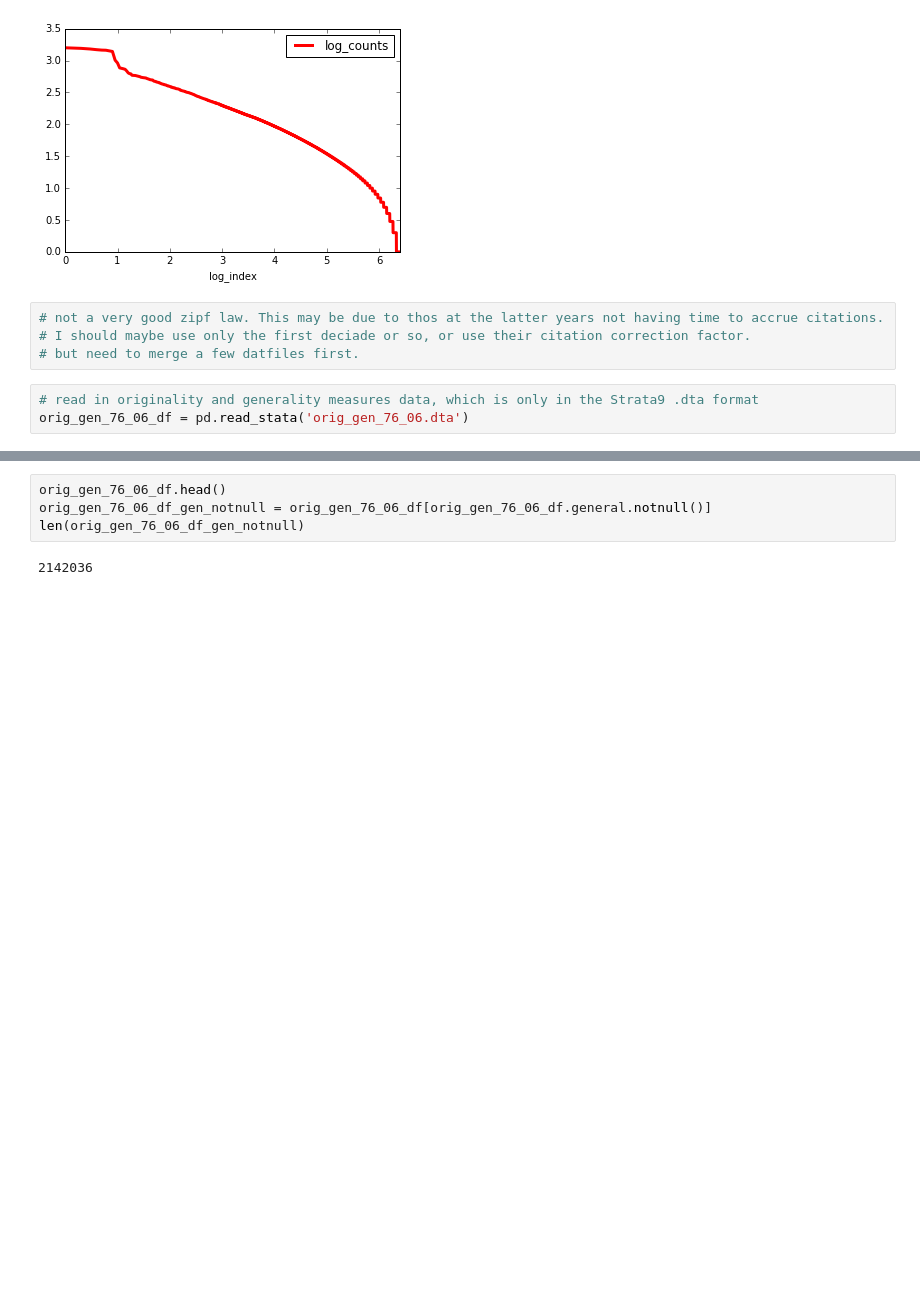
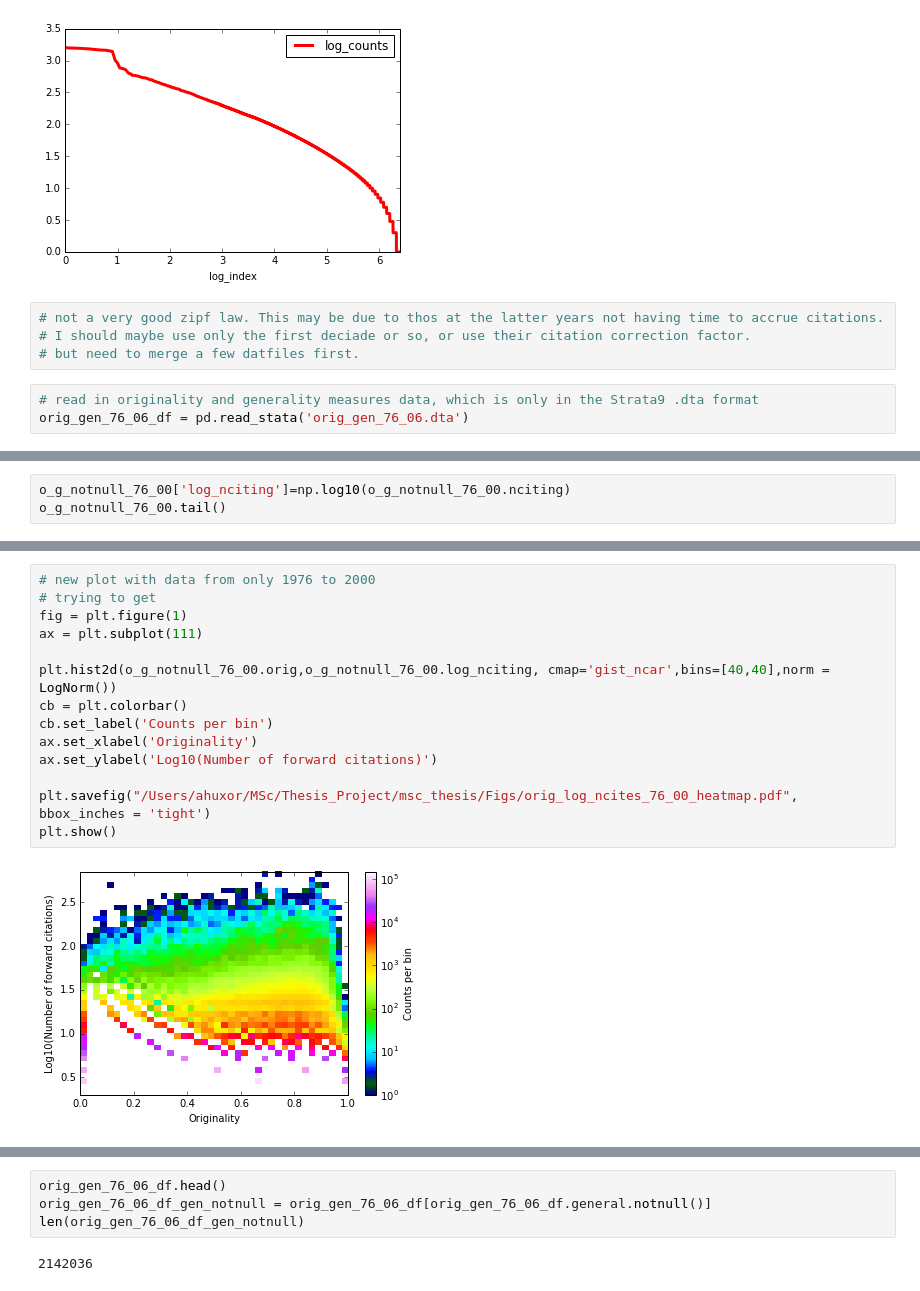
Before and after one commit to huxor/patents, a Jupyter notebook: nber_experiments.ipynb, the cells around one changed output, grey strips where cells are left out. Drawn from its saved outputs; the diff is of its cells as text; blank space fills up the shorter version.

```diff
--- a/nber_experiments.ipynb
+++ b/nber_experiments.ipynb
@@ -190,0 +258,3 @@ len(orig_gen_76_06_df)
+# %%
+o_g_notnull_76_00['log_nciting']=np.log10(o_g_notnull_76_00.nciting)
+o_g_notnull_76_00.tail()
@@ -190,0 +273,16 @@ len(orig_gen_76_06_df)
+# %%
+# new plot with data from only 1976 to 2000
+# trying to get
+fig = plt.figure(1)
+ax = plt.subplot(111)
+
+plt.hist2d(o_g_notnull_76_00.orig,o_g_notnull_76_00.log_nciting, cmap='gist_ncar',bins=[40,40],norm = LogNorm())
+cb = plt.colorbar()
+cb.set_label('Counts per bin')
+ax.set_xlabel('Originality')
+ax.set_ylabel('Log10(Number of forward citations)')
+
+plt.savefig("/Users/ahuxor/MSc/Thesis_Project/msc_thesis/Figs/orig_log_ncites_76_00_heatmap.pdf", bbox_inches = 'tight')
+plt.show()
+# %% [output]
+[figure, added]
```
Also changed, not shown: parts of 122 cells of this notebook, 16 other files.
